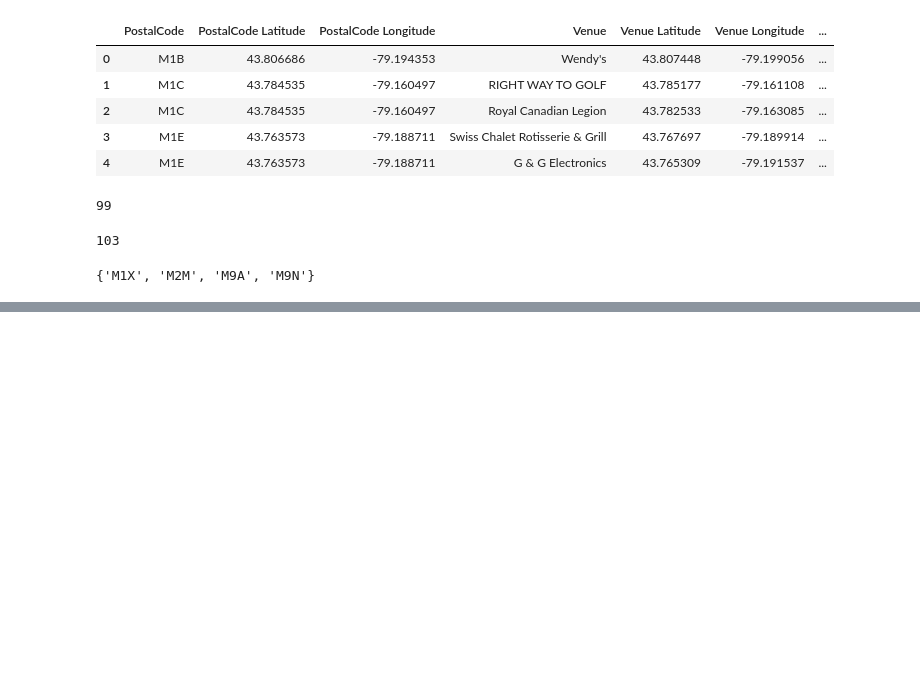
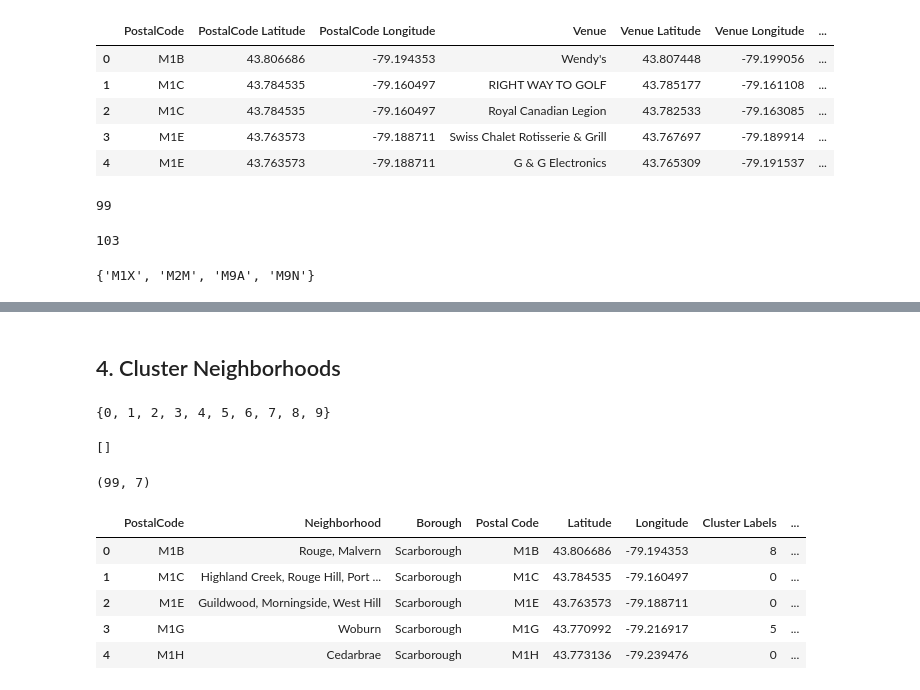
Before and after one commit to maxisses/Coursera-ML-Capstone-Project, a Jupyter notebook: Clustering/Capstone Project GeoClustering/Toronto_ClusteringNeighborhoodswithk_Means.ipynb, the cells around one changed output, grey strips where cells are left out. Cells and saved outputs as stored; diff of their text form; code cells hidden in the pictures; blank space fills up the shorter version.

```diff
--- a/Clustering/Capstone Project GeoClustering/Toronto_ClusteringNeighborhoodswithk_Means.ipynb
+++ b/Clustering/Capstone Project GeoClustering/Toronto_ClusteringNeighborhoodswithk_Means.ipynb
@@ -461,0 +491,3 @@ set(postalcode_df["PostalCode"]) - set(toronto_venues["PostalCode"])
+# %%
+toronto_grouped = toronto_onehot.groupby('PostalCode').mean().reset_index()
+toronto_grouped.head()
@@ -461,0 +501,6 @@ set(postalcode_df["PostalCode"]) - set(toronto_venues["PostalCode"])
+# %%
+def return_most_common_venues(row, num_top_venues):
+    row_categories = row.iloc[1:]
+    row_categories_sorted = row_categories.sort_values(ascending=False)
+
+    return row_categories_sorted.index.values[0:num_top_venues]
@@ -461,0 +535,15 @@ set(postalcode_df["PostalCode"]) - set(toronto_venues["PostalCode"])
+# %% [markdown]
+## 4. Cluster Neighborhoods
+# %%
+# set number of clusters
+kclusters = 10
+
+toronto_grouped_clustering = toronto_grouped.drop('PostalCode', 1)
+
+# run k-means clustering
+kmeans = KMeans(n_clusters=kclusters, random_state=0).fit(toronto_grouped_clustering)
+
+# check cluster labels generated for each row in the dataframe
+set(kmeans.labels_)
+# %% [output]
+{0, 1, 2, 3, 4, 5, 6, 7, 8, 9}
@@ -461,0 +553,28 @@ set(postalcode_df["PostalCode"]) - set(toronto_venues["PostalCode"])
+# %%
+drop_index.tolist()
+# %% [output]
+[]
+# %%
+toronto_merged = postalcode_df
+# delete the four postal code areas
+drop_index = toronto_merged[(toronto_merged["PostalCode"] == 'M1X')  | (toronto_merged["PostalCode"] == 'M2M')  |(toronto_merged["PostalCode"] == 'M9A')  |(toronto_merged["PostalCode"] == 'M9N')].index
+toronto_merged.drop(drop_index.tolist(), inplace=True)
+toronto_merged.shape
+# %% [output]
+(99, 7)
+# %%
+# add clustering labels
+toronto_merged['Cluster Labels'] = kmeans.labels_
+
+#merge toronto_grouped with toronto_data to add latitude/longitude for each neighborhood
+
+toronto_merged = toronto_merged.join(postalcode_venues_sorted.set_index('PostalCode'), on='PostalCode')
+
+toronto_merged.head() # check the last columns!
+# %% [output]
+|  | PostalCode | Neighborhood | Borough | Postal Code | Latitude | Longitude | Cluster Labels | ... |
+| 0 | M1B | Rouge, Malvern | Scarborough | M1B | 43.806686 | -79.194353 | 8 | ... |
+| 1 | M1C | Highland Creek, Rouge Hill, Port ... | Scarborough | M1C | 43.784535 | -79.160497 | 0 | ... |
+| 2 | M1E | Guildwood, Morningside, West Hill | Scarborough | M1E | 43.763573 | -79.188711 | 0 | ... |
+| 3 | M1G | Woburn | Scarborough | M1G | 43.770992 | -79.216917 | 5 | ... |
+| 4 | M1H | Cedarbrae | Scarborough | M1H | 43.773136 | -79.239476 | 0 | ... |
```
Also changed, not shown: parts of 12 cells of this notebook.
